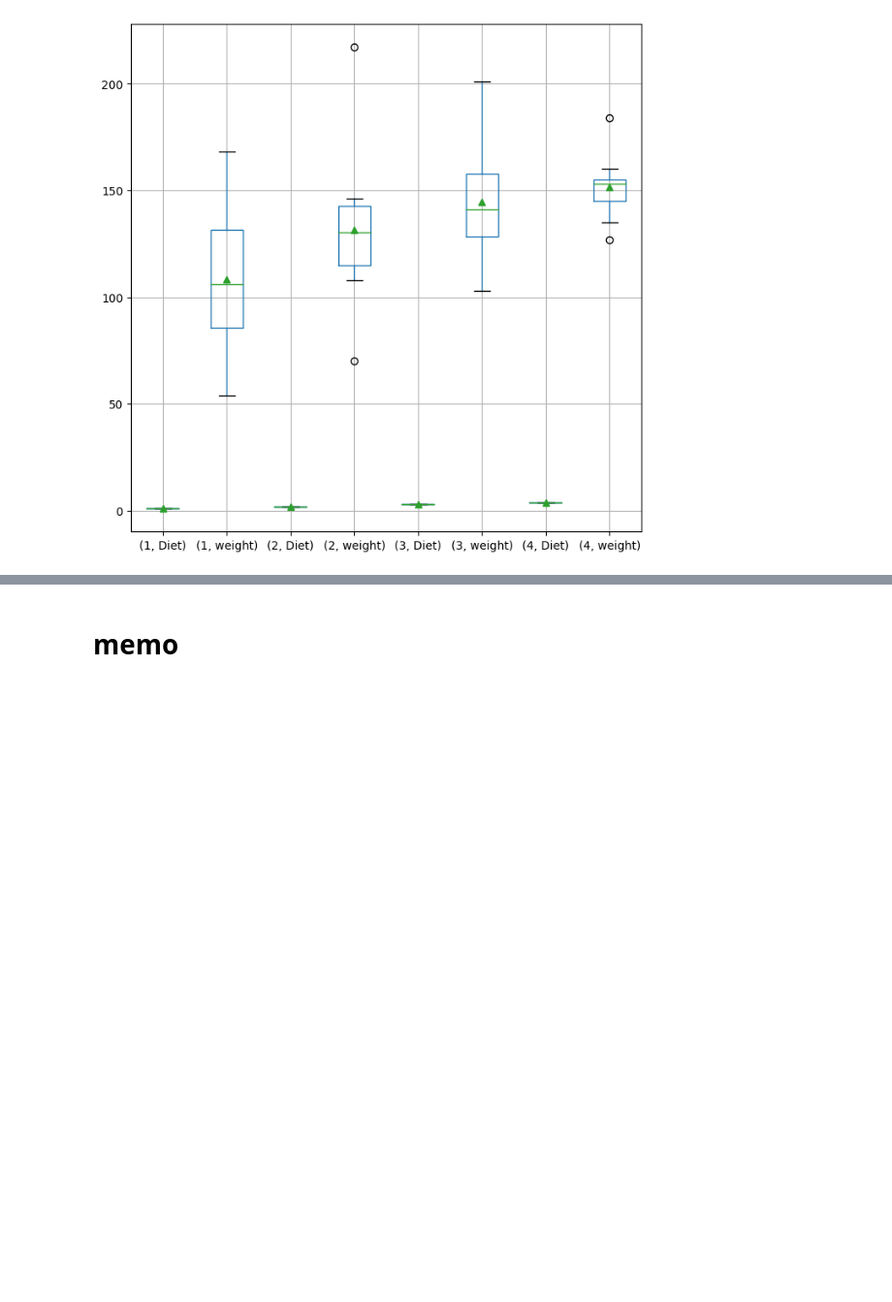
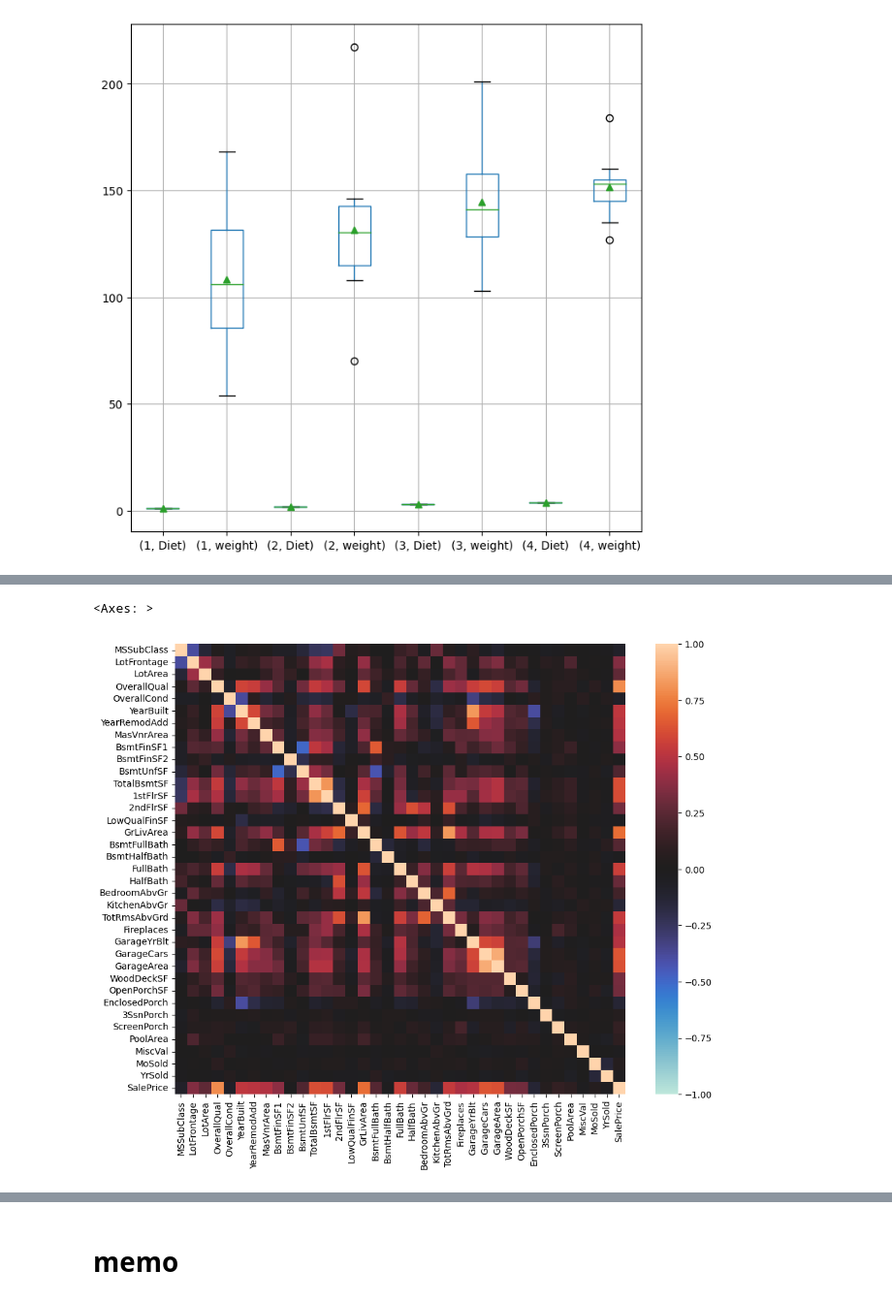
Before and after one commit to MDASH-shinshu/MDASH-T-DS, a Jupyter notebook: 2/2_analysis_design_colab.ipynb, the cells around one changed output, grey strips where cells are left out. Shown at 97% size. Cells and saved outputs as stored; diff of their text form; code cells hidden in the pictures; blank space fills up the shorter version.

```diff
--- a/2/2_analysis_design_colab.ipynb
+++ b/2/2_analysis_design_colab.ipynb
@@ -349,0 +448,10 @@ grouped.boxplot(subplots=False, showmeans=True)
+# %%
+# CSVファイルをpandasで読み込んでデータフレームdfに格納
+import pandas as pd
+df_house = pd.read_csv('house_prices_train.csv', index_col=0)
+
+# pandas.DataFrameのメソッドcorr()を使うと、pandas.DataFrameの各列の間の相関係数を算出できる。
+df_house_corr = df_house.corr()
+
+print(df_house_corr.shape)
+print(df_house_corr.head())
@@ -349,0 +476,9 @@ grouped.boxplot(subplots=False, showmeans=True)
+# %%
+# 各説明変数の相関係数のプロットをヒートマップで表現してみる (Seabornライブラリ利用)。相関が大きいものほど明るくなっている。
+
+fig, ax = plt.subplots(figsize=(12, 9))
+sns.heatmap(df_house_corr, square=True, vmax=1, vmin=-1, center=0)
+##plt.savefig('seaborn_heatmap_house_price.png')
+# %% [output]
+<Axes: >
+[figure, added]
```
Also changed, not shown: parts of 44 cells of this notebook.
